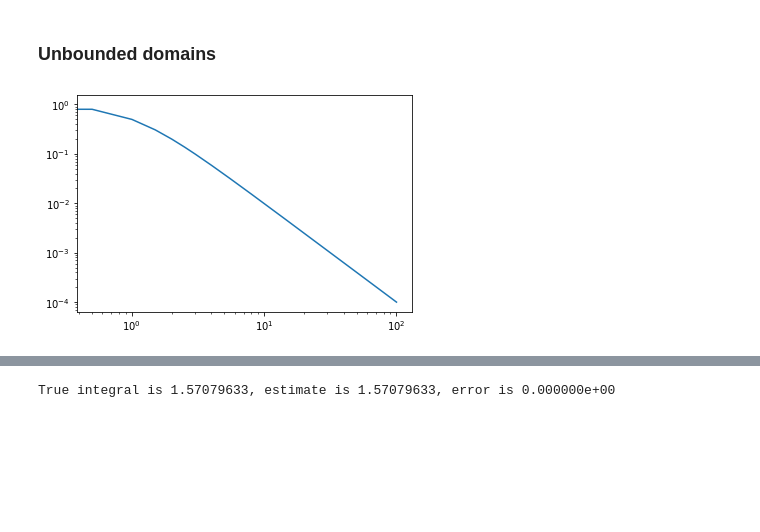
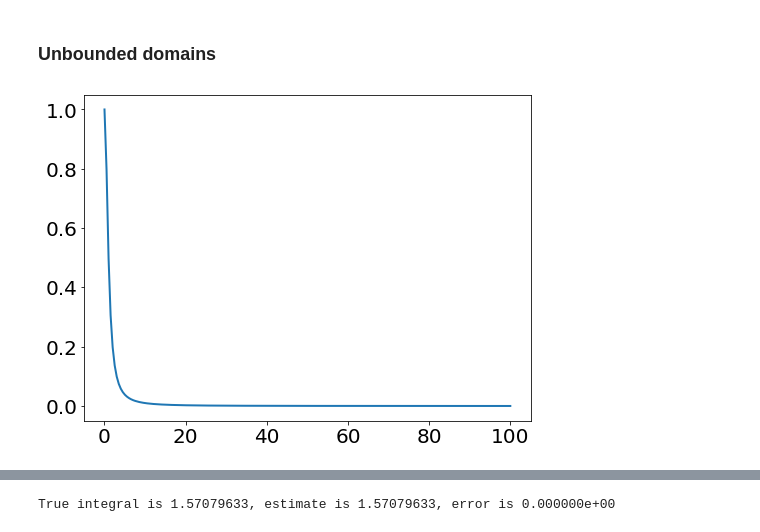
Before and after one commit to stephenbeckr/numerical-analysis-class, a Jupyter notebook: Demos/Ch4_ImproperIntegrals.ipynb, the cells around one changed output, grey strips where cells are left out. Cells and saved outputs as stored; diff of their text form; code cells hidden in the pictures; blank space fills up the shorter version.

```diff
--- a/Demos/Ch4_ImproperIntegrals.ipynb
+++ b/Demos/Ch4_ImproperIntegrals.ipynb
@@ -13,13 +9,21 @@ import matplotlib.pyplot as plt
+# %%
+from scipy.integrate import quad
+import numpy as np
+import matplotlib.pyplot as plt
+import matplotlib as mpl
+mpl.rcParams["figure.figsize"] = [8,6] # or 7, 4 or 10,8
+mpl.rcParams["lines.linewidth"] = 2
+mpl.rcParams["lines.markersize"] = 4
+mpl.rcParams['mathtext.fontset'] = 'cm'
+mpl.rcParams.update({'font.size': 20})
 # %% [markdown]
 ### Unbounded domains
 # %%
 f = lambda x : 1/(1+x**2)
 F = lambda x : np.arctan(x)  # antiderivative
 a,b = 0, np.inf
 
 xGrid = np.linspace(0,100,200)
-# plt.plot( xGrid, f(xGrid) );
-# plt.semilogy( xGrid, f(xGrid) );
-plt.loglog( xGrid, f(xGrid) );
+plt.plot( xGrid, f(xGrid) );
 # %% [output]
-[figure, old version]
+[figure, new version]
```
Also changed, not shown: parts of 10 cells of this notebook.
